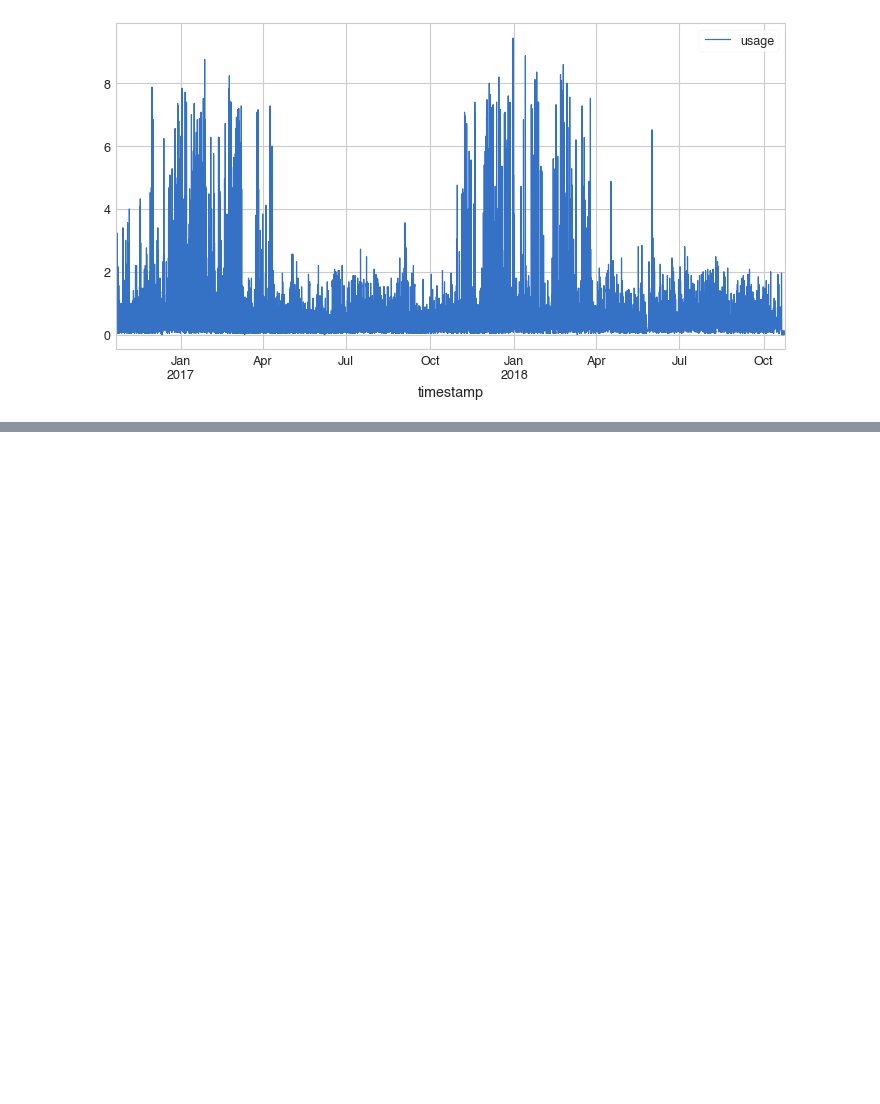
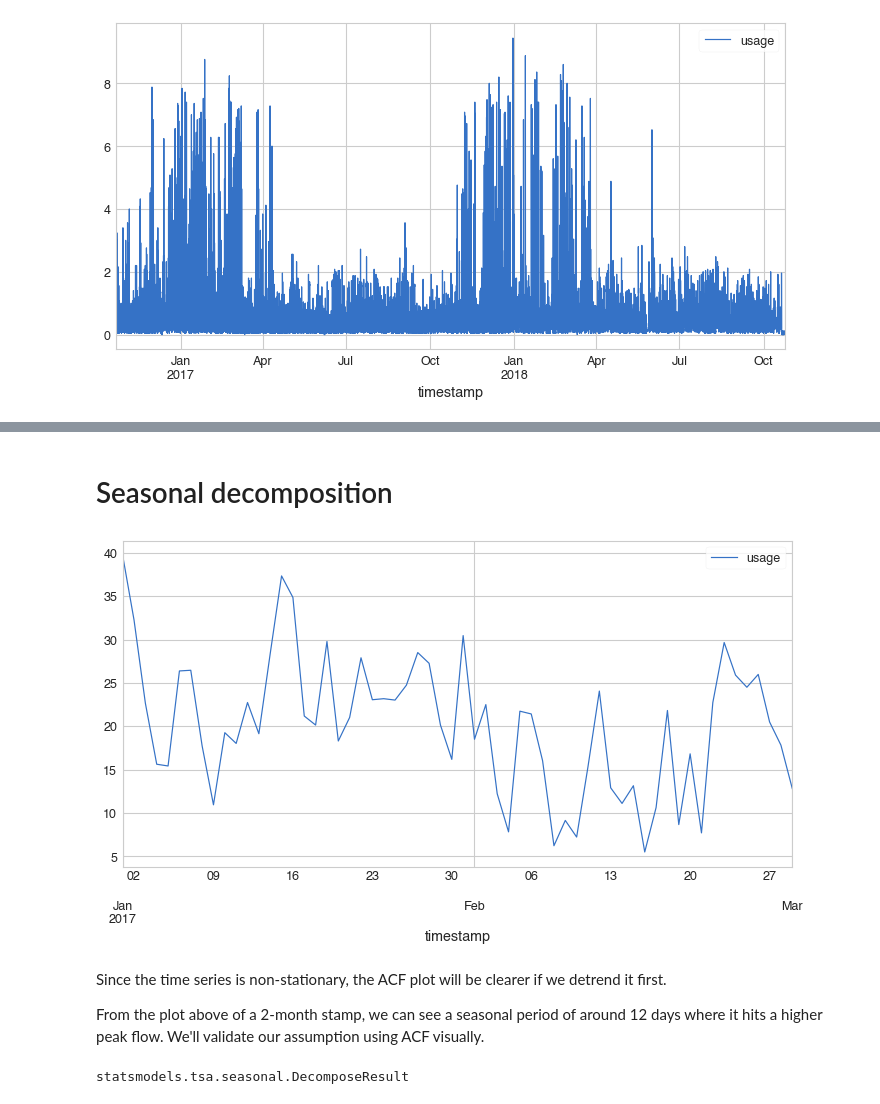
Before and after one commit to Oumnia-Sdn/IOTTimeSeries, a Jupyter notebook: notebooks/Energy Consumption Predictions.ipynb, the cells around one changed output, grey strips where cells are left out. Cells and saved outputs as stored; diff of their text form; code cells hidden in the pictures; blank space fills up the shorter version.

Commit message:
Seasonal decomposition & SARIMAX

```diff
--- a/notebooks/Energy Consumption Predictions.ipynb
+++ b/notebooks/Energy Consumption Predictions.ipynb
@@ -185,0 +212,20 @@ plt.show()
+# %% [markdown]
+# Seasonal decomposition
+# %%
+jan_17 = daily_usage.loc["2017-01-01": "2017-03-01"]
+
+fig, ax = plt.subplots(figsize=(12,6))
+jan_17.plot(ax=ax)
+plt.show()
+# %% [output]
+[figure, added]
+# %% [markdown]
+Since the time series is non-stationary, the ACF plot will be clearer if we detrend it first.
+
+From the plot above of a 2-month stamp, we can see a seasonal period of around 12 days where it hits a higher peak flow. We'll validate our assumption using ACF visually.
+# %%
+from statsmodels.tsa.seasonal import seasonal_decompose
+decomp_results= seasonal_decompose(daily_usage.usage, period=12)
+type(decomp_results)
+# %% [output]
+statsmodels.tsa.seasonal.DecomposeResult
```
Also changed, not shown: parts of 35 cells of this notebook.
